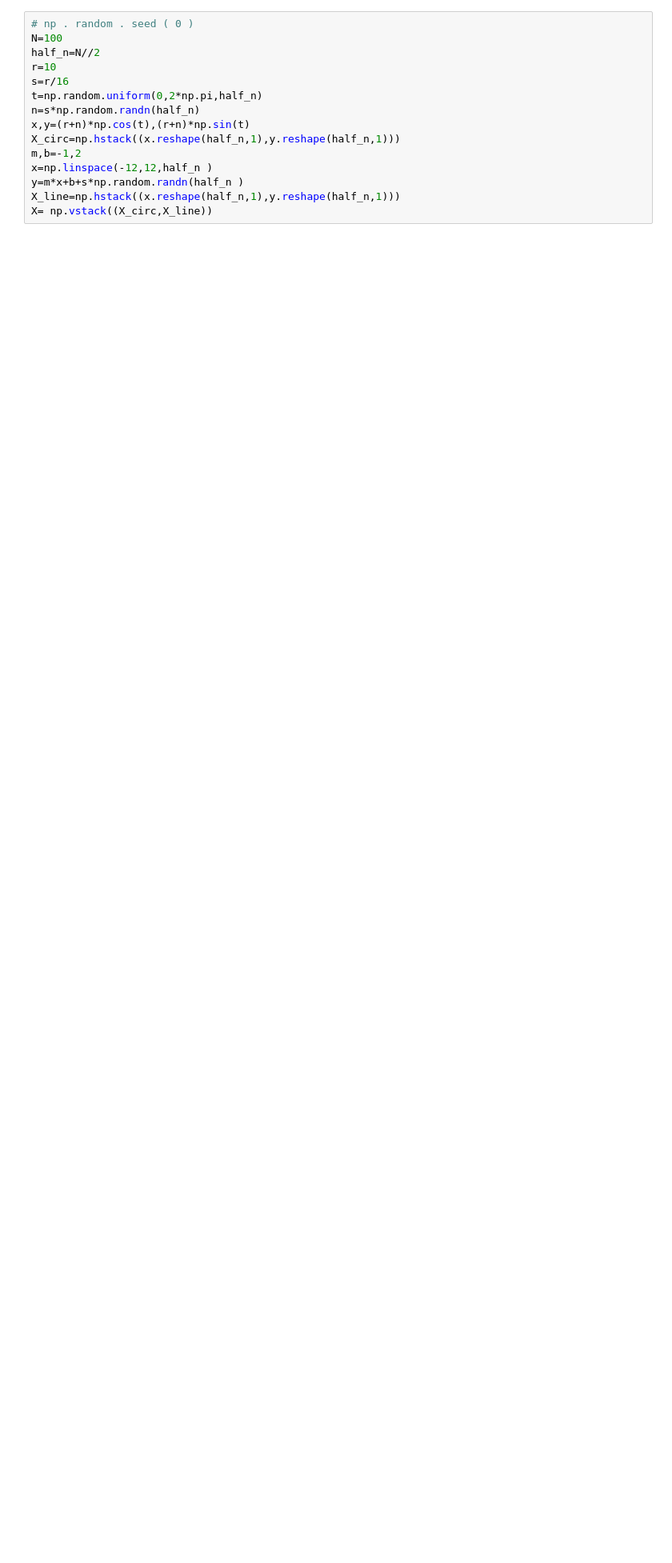
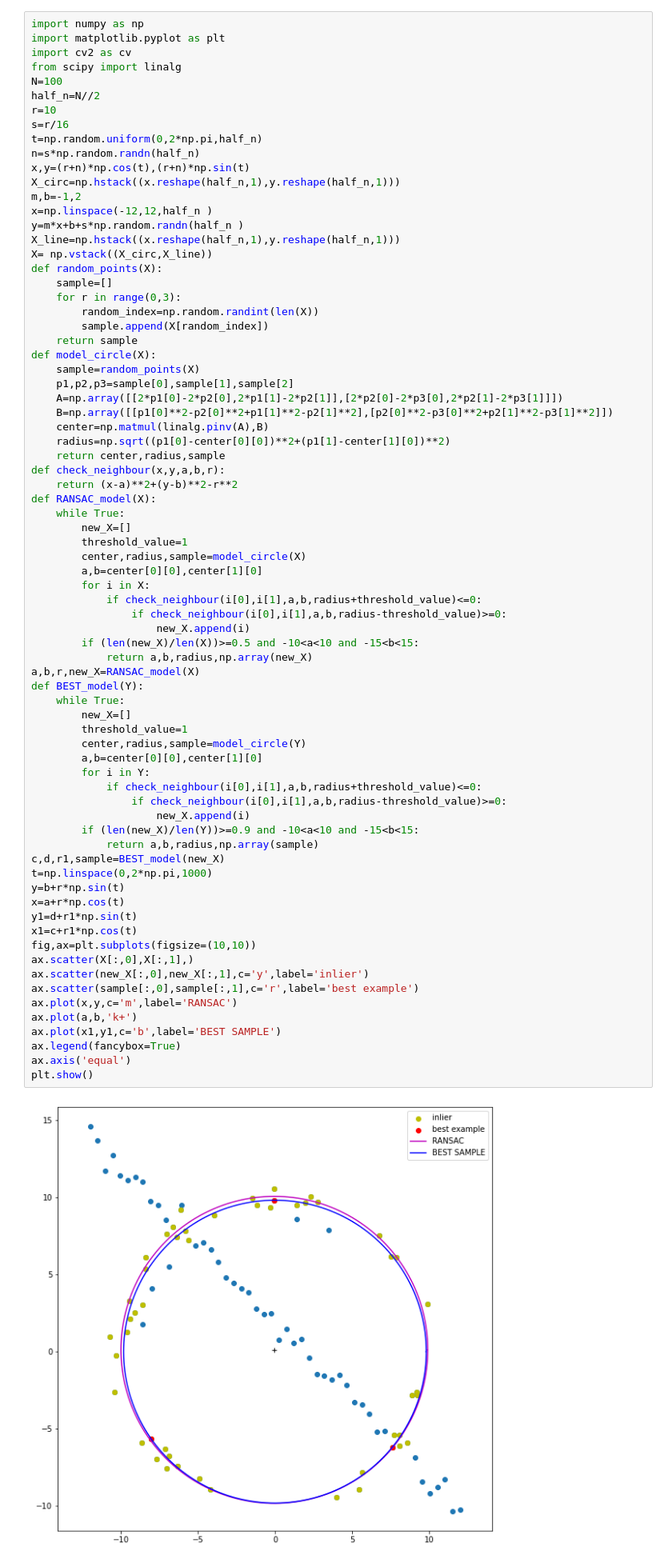
Before and after one commit to Dinuka-1999/Assignment, a Jupyter notebook: 190639B_Assignment_2.ipynb, the cells around one changed output. Shown: that part at 80% size. Cells and saved outputs as stored; diff of their text form; blank space fills up the shorter version.

```diff
--- a/190639B_Assignment_2.ipynb
+++ b/190639B_Assignment_2.ipynb
@@ -9,15 +4,77 @@ from scipy import linalg
 # %%
-# np . random . seed ( 0 )
+import numpy as np
+import matplotlib.pyplot as plt
+import cv2 as cv
+from scipy import linalg
 N=100
 half_n=N//2
 r=10
 s=r/16
 t=np.random.uniform(0,2*np.pi,half_n)
 n=s*np.random.randn(half_n)
 x,y=(r+n)*np.cos(t),(r+n)*np.sin(t)
 X_circ=np.hstack((x.reshape(half_n,1),y.reshape(half_n,1)))
 m,b=-1,2
 x=np.linspace(-12,12,half_n )
 y=m*x+b+s*np.random.randn(half_n )
 X_line=np.hstack((x.reshape(half_n,1),y.reshape(half_n,1)))
 X= np.vstack((X_circ,X_line))
+def random_points(X):
+    sample=[]
+    for r in range(0,3):
+        random_index=np.random.randint(len(X))
+        sample.append(X[random_index])
+    return sample
+def model_circle(X):
+    sample=random_points(X)
+    p1,p2,p3=sample[0],sample[1],sample[2]
+    A=np.array([[2*p1[0]-2*p2[0],2*p1[1]-2*p2[1]],[2*p2[0]-2*p3[0],2*p2[1]-2*p3[1]]])
+    B=np.array([[p1[0]**2-p2[0]**2+p1[1]**2-p2[1]**2],[p2[0]**2-p3[0]**2+p2[1]**2-p3[1]**2]])
+    center=np.matmul(linalg.pinv(A),B)
+    radius=np.sqrt((p1[0]-center[0][0])**2+(p1[1]-center[1][0])**2)
+    return center,radius,sample
+def check_neighbour(x,y,a,b,r):
+    return (x-a)**2+(y-b)**2-r**2
+def RANSAC_model(X):
+    while True:
+        new_X=[]
+        threshold_value=1
+        center,radius,sample=model_circle(X)
+        a,b=center[0][0],center[1][0]
+        for i in X:
+            if check_neighbour(i[0],i[1],a,b,radius+threshold_value)<=0:
+                if check_neighbour(i[0],i[1],a,b,radius-threshold_value)>=0:
+                    new_X.append(i)
+        if (len(new_X)/len(X))>=0.5 and -10<a<10 and -15<b<15:
+            return a,b,radius,np.array(new_X)
+a,b,r,new_X=RANSAC_model(X)
+def BEST_model(Y):
+    while True:
+        new_X=[]
+        threshold_value=1
+        center,radius,sample=model_circle(Y)
+        a,b=center[0][0],center[1][0]
+        for i in Y:
+            if check_neighbour(i[0],i[1],a,b,radius+threshold_value)<=0:
+                if check_neighbour(i[0],i[1],a,b,radius-threshold_value)>=0:
+                    new_X.append(i)
+        if (len(new_X)/len(Y))>=0.9 and -10<a<10 and -15<b<15:
+            return a,b,radius,np.array(sample)
+c,d,r1,sample=BEST_model(new_X)
+t=np.linspace(0,2*np.pi,1000)
+y=b+r*np.sin(t)
+x=a+r*np.cos(t)
+y1=d+r1*np.sin(t)
+x1=c+r1*np.cos(t)
+fig,ax=plt.subplots(figsize=(10,10))
+ax.scatter(X[:,0],X[:,1],)
+ax.scatter(new_X[:,0],new_X[:,1],c='y',label='inlier')
+ax.scatter(sample[:,0],sample[:,1],c='r',label='best example')
+ax.plot(x,y,c='m',label='RANSAC')
+ax.plot(a,b,'k+')
+ax.plot(x1,y1,c='b',label='BEST SAMPLE')
+ax.legend(fancybox=True)
+ax.axis('equal')
+plt.show()
+# %% [output]
+[figure, added]
```
Also changed, not shown: parts of 3 cells of this notebook.
